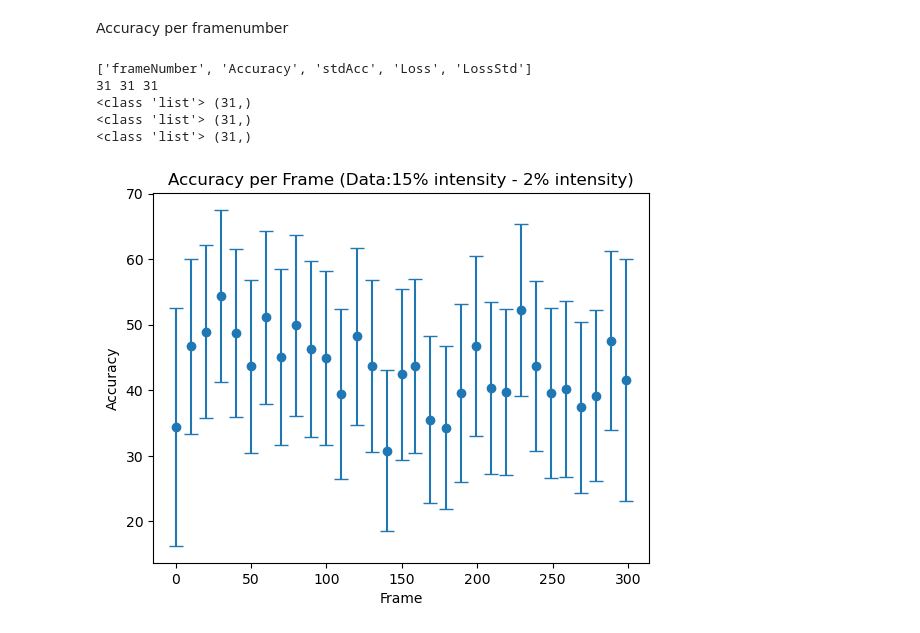
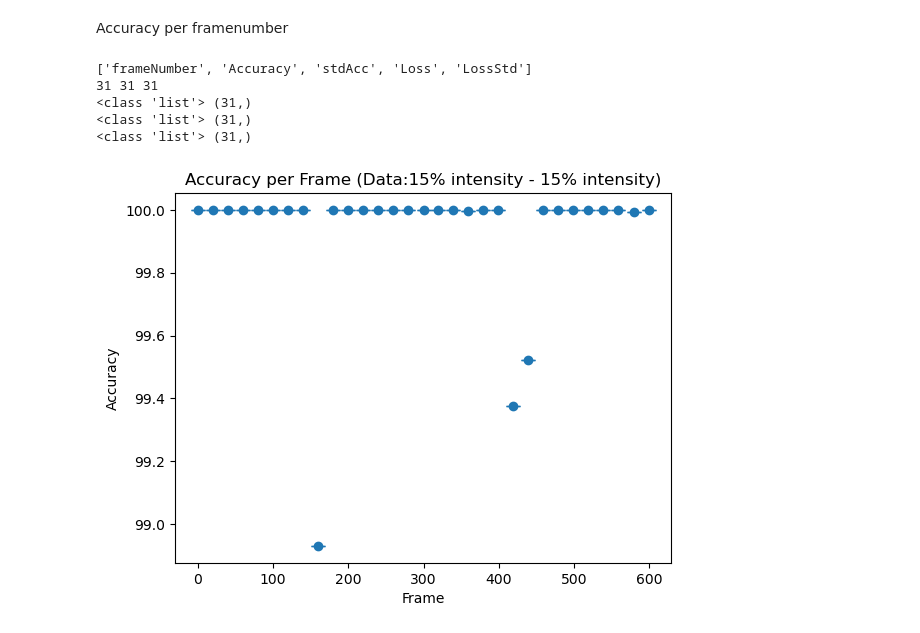
Before and after one commit to Phb22rr/3rd-year-project, a Jupyter notebook: 10. Graphs.ipynb, the cells around one changed output. Drawn from its saved outputs; the diff is of its cells as text; code cells hidden in the pictures.

```diff
--- a/10. Graphs.ipynb
+++ b/10. Graphs.ipynb
@@ -336,7 +337,7 @@ plt.show()
 Accuracy per framenumber
 # %%
 #Getting the graphs from the
-framenumber_file = np.load("Acc_per_frame_CNN=15.npzAlmost, Data=TrainBinary-TestBinary, Iterations=100.npz")
+framenumber_file = np.load("Acc_per_frame_CNN=15.npzAlmost, Data=trainBinary-trainBinary, Iterations=100.npz")
 print(framenumber_file.files)
 
 framenumber = framenumber_file["frameNumber"]
@@ -384,7 +385,7 @@ for key in grouped_bins1:
     wi_list = []
     for error in grouped_bins[key]:
         if error == 0:
-            error = 1e-8
+            error = 0.00000001
 
         wi = 1/((error)**2)
 
@@ -408,33 +409,34 @@ for key in grouped_bins1:
         xiwi_list.append(xiwi)
 
     sum_xiwi = np.sum(xiwi_list)
 
     x_ce = sum_xiwi/wi_sum
     x_ce_list.append(x_ce)
 
 print(len(bin_value), len(x_ce_list), len(a_ce_list))
 print(type(bin_value), np.shape(bin_value))
 print(type(x_ce_list), np.shape(x_ce_list))
 print(type(a_ce_list), np.shape(a_ce_list))
 
 bin_value = np.array(bin_value).flatten()
 x_ce_list = np.array(x_ce_list).flatten()
 a_ce_list = np.array(a_ce_list).flatten()
 
-plt.title(f'Accuracy per Frame (Data:15% intensity - 2% intensity)')
+plt.title(f'Accuracy per Frame (Data:15% intensity - 15% intensity)')
 plt.xlabel('Frame')
 plt.ylabel("Accuracy")
 #plt.xlim(0, 300)
-#plt.ylim(94, 100.5)
+#plt.ylim(99.9998, 100.00001)
+plt.gca().yaxis.set_major_formatter(ticker.ScalarFormatter(useOffset=False, useMathText=False)) # turns off y-axis scientific notation scale
 plt.errorbar(bin_value, x_ce_list, yerr=a_ce_list, linestyle="None", capsize=5)#, ecolor="#1f77b4", label="Error of the mean")
 #plt.errorbar(bin_frame, meanAcc, yerr=stdAcc1, linestyle="None", ecolor="red", capsize=5, label="Error of the standard deviations")
 plt.scatter(bin_value, x_ce_list)#, color="#7a4f6e")
 #plt.legend()
 plt.show()
 # %% [output]
 ['frameNumber', 'Accuracy', 'stdAcc', 'Loss', 'LossStd']
 31 31 31
 <class 'list'> (31,)
 <class 'list'> (31,)
 <class 'list'> (31,)
-[figure, old version]
+[figure, new version]
```
Also changed, not shown: parts of 1 cell of this notebook, 2 other files.
